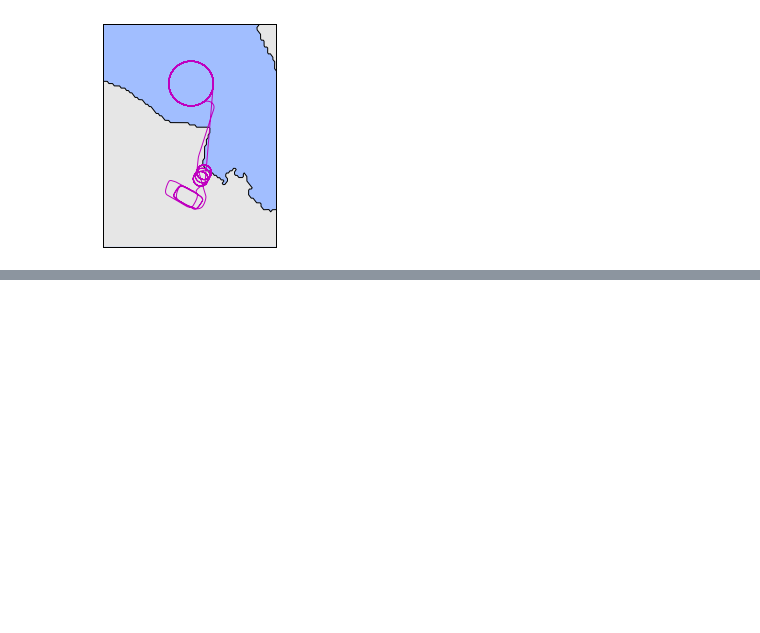
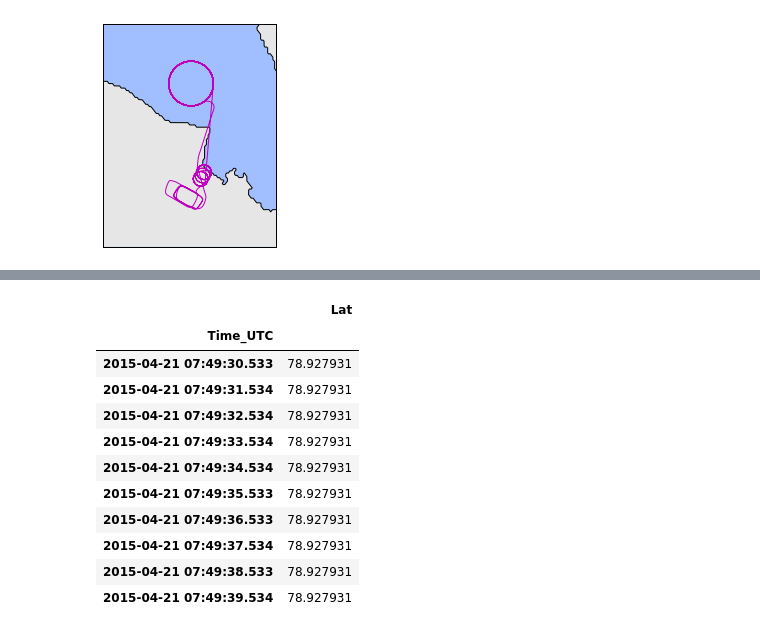
Before and after one commit to wblumberg/atm-py, a Jupyter notebook: examples/timeseries.ipynb, the cells around one changed output, grey strips where cells are left out. Cells and saved outputs as stored; diff of their text form; code cells hidden in the pictures; blank space fills up the shorter version.

```diff
--- a/examples/timeseries.ipynb
+++ b/examples/timeseries.ipynb
@@ -47,0 +77,5 @@ pops_hk_merged.plot_map(resolution = 'f')
+# %%
+pops_hk = housekeeping.read_csv('./data/POPS_housekeeping.csv')
+pops_hk.data = pops_hk.data.loc[:,['Particle_rate_nops']]
+picco_tel = piccolo.read_csv('./data/piccolo.log')
+picco_tel.data = picco_tel.data.loc[:,['Lat']]
@@ -47,0 +84,25 @@ pops_hk_merged.plot_map(resolution = 'f')
+# %%
+pops_start = 100
+pops_hk.data = pops_hk.data.iloc[pops_start:pops_start + 10]
+pops_i = pops_hk.data.index
+pops_y = np.ones(pops_i.shape)
+
+picco_start = 670
+picco_tel.data = picco_tel.data.iloc[picco_start:picco_start + 10]
+picco_i = picco_tel.data.index
+picco_y = np.ones(picco_i.shape)*1.1
+
+
+f,a = plt.subplots()
+a.plot(picco_i,picco_y, 'o', label = 'picco')
+a.plot(pops_i,pops_y, 'o', label = 'Pops')
+
+picco_al = timeseries.align_to(picco_tel,pops_hk)
+picco_al_i = picco_al.data.index
+picco_al_y =  np.ones(picco_al_i.shape)*1.2
+a.plot(picco_al_i, picco_al_y, 'o', label = 'al')
+
+
+a.legend()
+a.set_ylim((0.5,1.5))
+f.autofmt_xdate()
@@ -47,0 +112,17 @@ pops_hk_merged.plot_map(resolution = 'f')
+# %%
+picco_al = timeseries.align_to(picco_tel,pops_hk)
+# %%
+picco_al.data
+# %% [output]
+|  | Lat |
+| Time_UTC |  |
+| 2015-04-21 07:49:30.533 | 78.927931 |
+| 2015-04-21 07:49:31.534 | 78.927931 |
+| 2015-04-21 07:49:32.534 | 78.927931 |
+| 2015-04-21 07:49:33.534 | 78.927931 |
+| 2015-04-21 07:49:34.534 | 78.927931 |
+| 2015-04-21 07:49:35.533 | 78.927931 |
+| 2015-04-21 07:49:36.533 | 78.927931 |
+| 2015-04-21 07:49:37.534 | 78.927931 |
+| 2015-04-21 07:49:38.533 | 78.927931 |
+| 2015-04-21 07:49:39.534 | 78.927931 |
```
Also changed, not shown: parts of 14 cells of this notebook, 1 other file.
